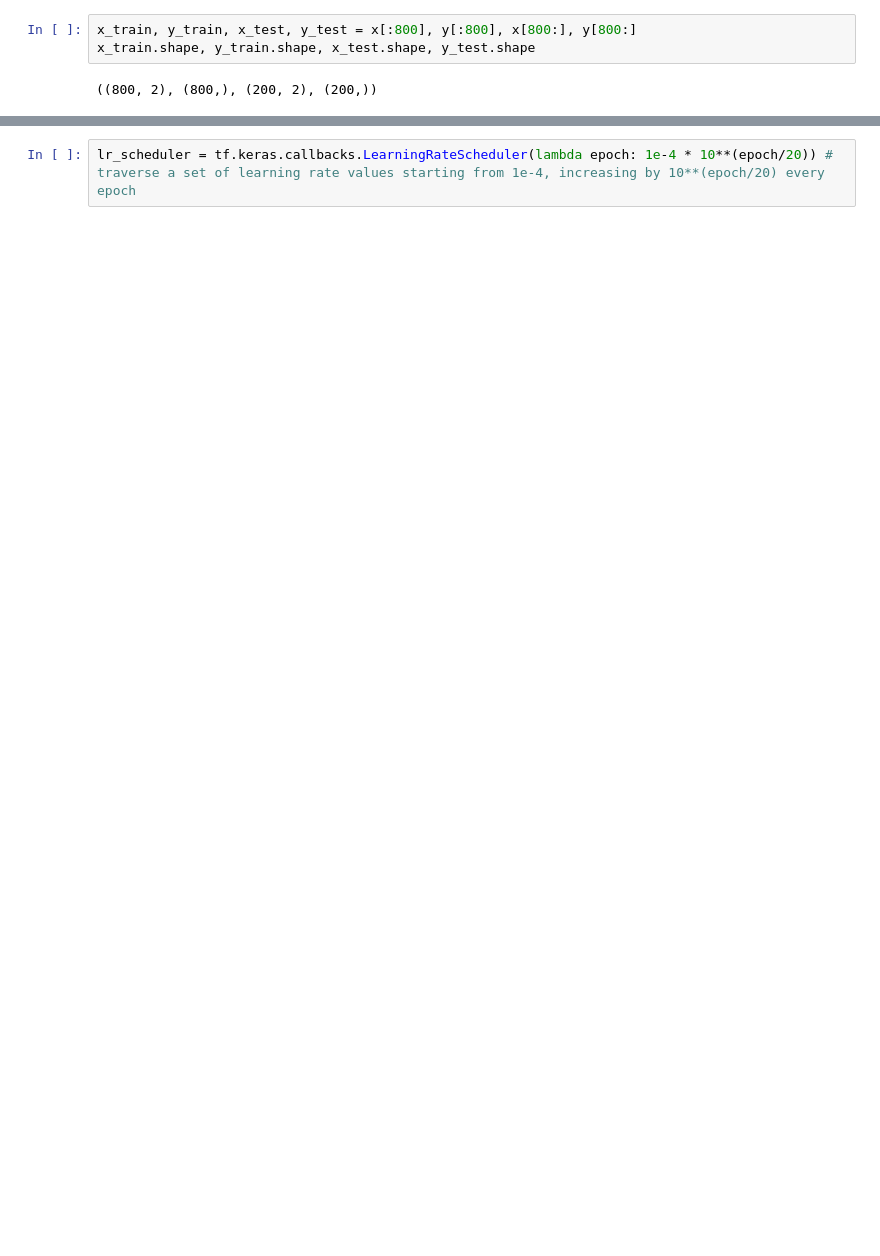
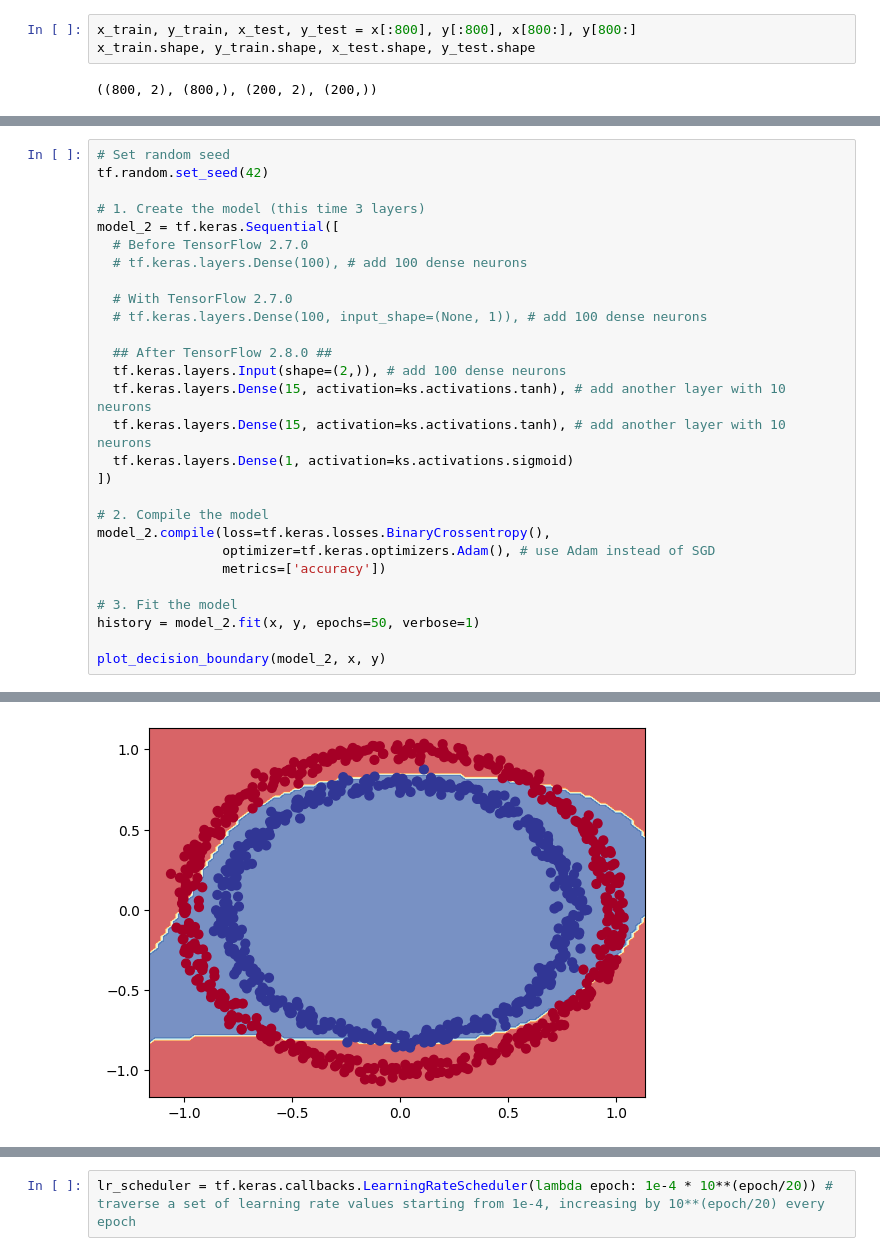
Before and after one commit to ftwr42/TensorFlow_for_Deep_Learning_Bootcamp, a Jupyter notebook: Abschnitt 4: /2nd_classification_schedular.ipynb, the cells around one changed output, grey strips where cells are left out. Cells and saved outputs as stored; diff of their text form; blank space fills up the shorter version.

```diff
--- a/Abschnitt 4: /2nd_classification_schedular.ipynb
+++ b/Abschnitt 4: /2nd_classification_schedular.ipynb
@@ -44,0 +146,29 @@ x_train[:10], y_train[:10]
+# %%
+# Set random seed
+tf.random.set_seed(42)
+
+# 1. Create the model (this time 3 layers)
+model_2 = tf.keras.Sequential([
+  # Before TensorFlow 2.7.0
+  # tf.keras.layers.Dense(100), # add 100 dense neurons
+
+  # With TensorFlow 2.7.0
+  # tf.keras.layers.Dense(100, input_shape=(None, 1)), # add 100 dense neurons
+
+  ## After TensorFlow 2.8.0 ##
+  tf.keras.layers.Input(shape=(2,)), # add 100 dense neurons
+  tf.keras.layers.Dense(15, activation=ks.activations.tanh), # add another layer with 10 neurons
+  tf.keras.layers.Dense(15, activation=ks.activations.tanh), # add another layer with 10 neurons
+  tf.keras.layers.Dense(1, activation=ks.activations.sigmoid)
+])
+
+# 2. Compile the model
+model_2.compile(loss=tf.keras.losses.BinaryCrossentropy(),
+                optimizer=tf.keras.optimizers.Adam(), # use Adam instead of SGD
+                metrics=['accuracy'])
+
+# 3. Fit the model
+history = model_2.fit(x, y, epochs=50, verbose=1)
+
+plot_decision_boundary(model_2, x, y)
+# %% [output]
@@ -44,0 +192 @@ x_train[:10], y_train[:10]
+[figure, added]
```
Also changed, not shown: parts of 17 cells of this notebook.
